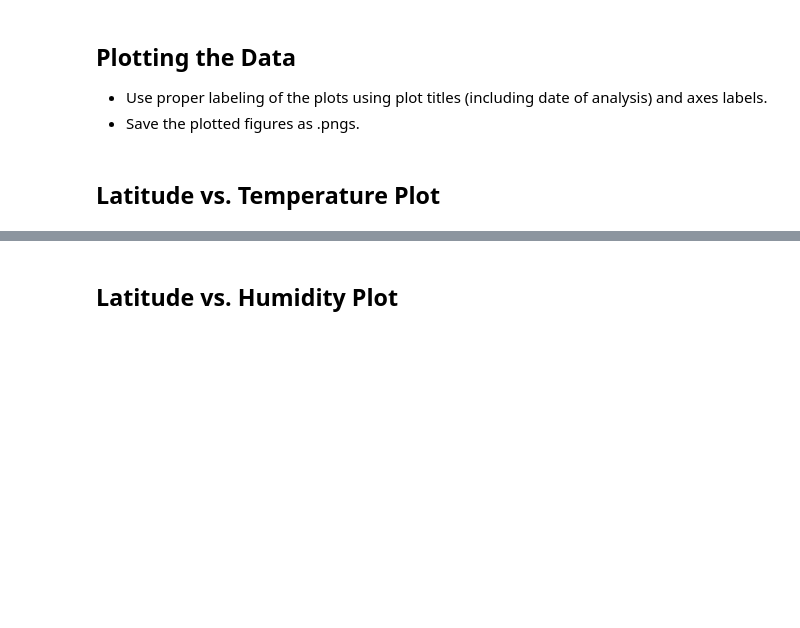
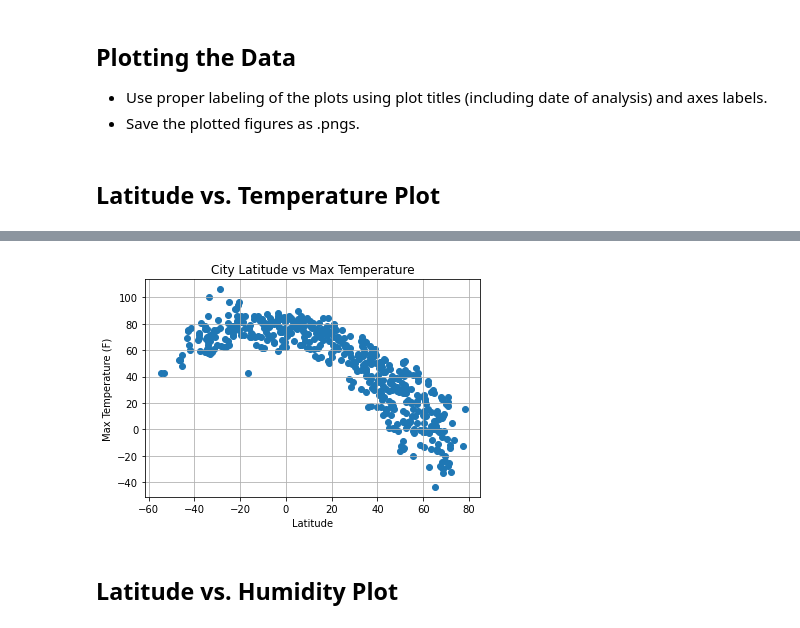
Before and after one commit to quettamar/Python-API-Challenge, a Jupyter notebook: WeatherPy.ipynb, the cells around one changed output, grey strips where cells are left out. Saved outputs shown, nothing was run; the diff lists cells and outputs as text; code cells hidden in the pictures; blank space fills up the shorter version.

Commit message:
finished first set of visualizations, need to go back to add observations and work on linear regressions

```diff
--- a/WeatherPy.ipynb
+++ b/WeatherPy.ipynb
@@ -183,0 +171,16 @@ Int64Index([], dtype='int64')
+# %%
+#this is setting up the variables for the visualizations
+latitude = weather_data["Lat"]
+humidity = weather_data['Humidity']
+maxtemp = weather_data['Max Temp']
+clouds = weather_data['Cloudiness']
+windspeed = weather_data['Wind Speed']
+# %%
+plt.scatter(latitude, maxtemp)
+plt.xlabel('Latitude')
+plt.ylabel('Max Temperature (F)')
+plt.title('City Latitude vs Max Temperature')
+plt.grid()
+plt.show()
+# %% [output]
+[figure, added]
```
Also changed, not shown: parts of 20 cells of this notebook, 1 other file.
